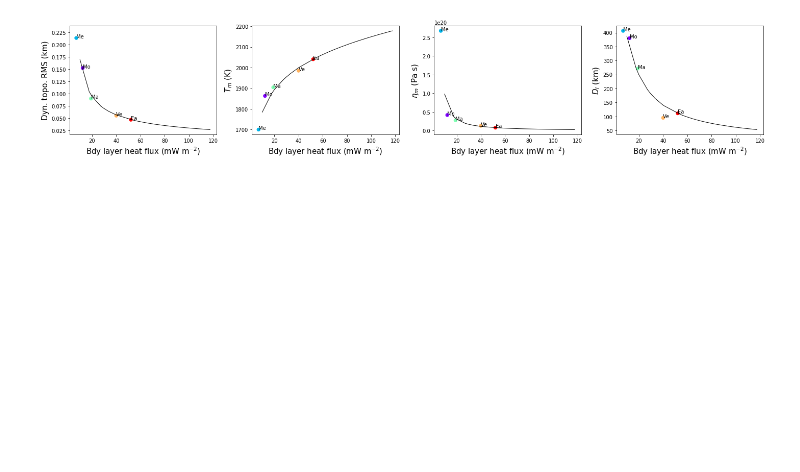
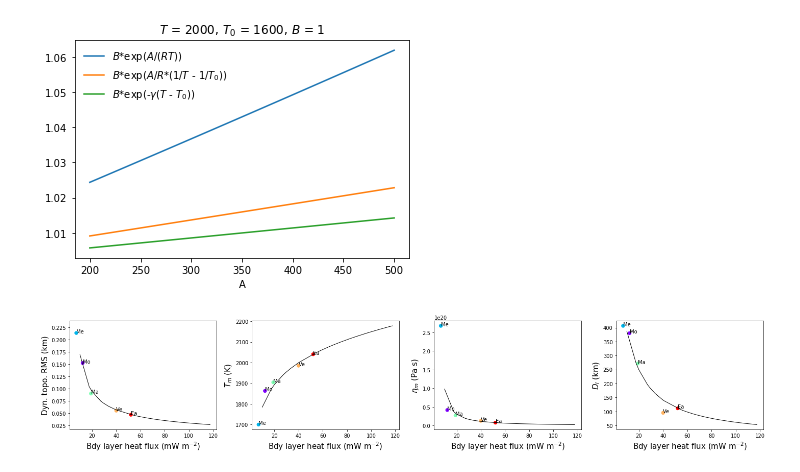
Before and after one commit to clairesworld/exo-top, a Jupyter notebook: top_model.ipynb, the cells around one changed output. Saved outputs shown, nothing was run; the diff lists cells and outputs as text; code cells hidden in the pictures; blank space fills up the shorter version.

```diff
--- a/top_model.ipynb
+++ b/top_model.ipynb
@@ -419,3 +439,22 @@ fig, axes = plot_vs_x(lplanets=planets_Ea, xname=xname, ynames=ynames,
+# %%
+# regular arrhenius law
+
+B = 1
+T = 1000
+T0 = 1600
+A = np.linspace(200, 500, num=100) # in kJ
+gamma = A/(p.R_b*T0**2)
+plt.plot(A, B*np.exp(A/(p.R_b*T)), label='$B$*exp($A$/($RT$))')
+
+plt.plot(A, B*np.exp(A/p.R_b*(1/T - 1/T0)), label='$B$*exp($A$/$R$*(1/$T$ - 1/$T_0$))') # difference
+plt.plot(A, B*np.exp(-gamma*(T - T0)), label='$B$*exp(-$\gamma$($T$ - $T_0$))') # Frank-Kamenetskii
+
+plt.title('$T$ = 2000, $T_0$ = 1600, $B$ = 1')
+plt.xlabel('A')
+plt.legend(frameon=False)
+plt.savefig('activation_energy.png', bbox_inches='tight')
+# %% [output]
+[figure, added]
 # %%
 ##### plot q_bl tradeoffs ######
 
```
Also changed, not shown: parts of 5 cells of this notebook, 6 other files.
